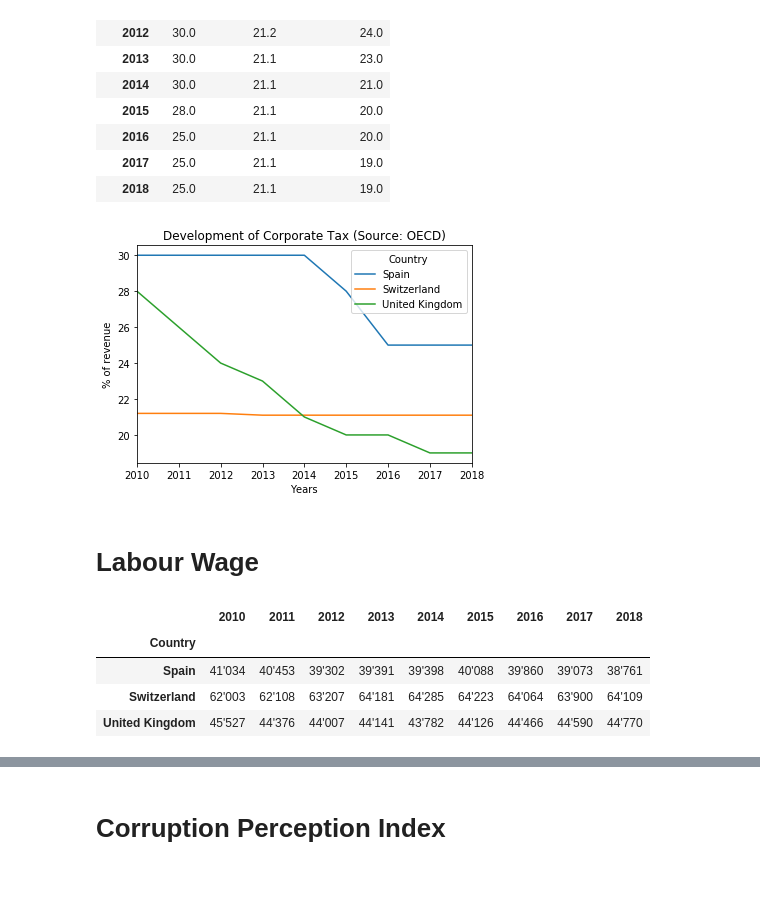
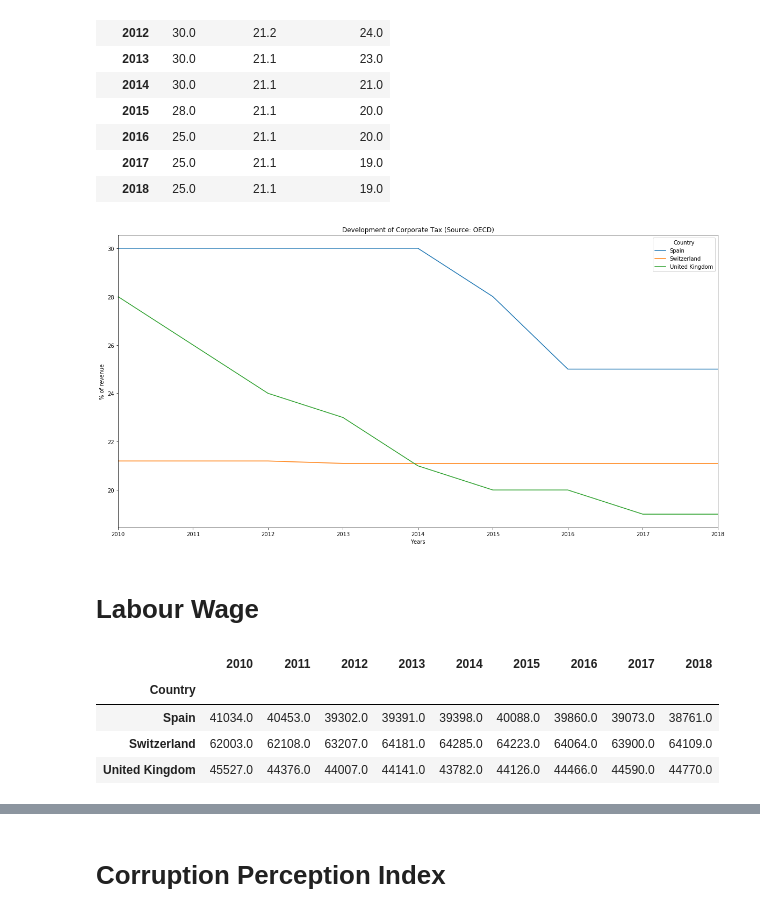
Before and after one commit to rogermoll/Capstone_project, a Jupyter notebook: Macro Economical review.ipynb, the cells around one changed output, grey strips where cells are left out. Cells and saved outputs as stored; diff of their text form; code cells hidden in the pictures; blank space fills up the shorter version.

```diff
--- a/Macro Economical review.ipynb
+++ b/Macro Economical review.ipynb
@@ -135,13 +141,16 @@ ct_tr.head(10)
 | 2017 | 25.0 | 21.1 | 19.0 |
 | 2018 | 25.0 | 21.1 | 19.0 |
 # %%
-ct_tr.plot()
+ct_tr.plot(kind='line',
+             stacked=False,
+             figsize=(20, 10), # pass a tuple (x, y) size
+             )
 plt.title('Development of Corporate Tax (Source: OECD)')
 plt.ylabel('% of revenue')
 plt.xlabel('Years')
 plt.show()
 # %% [output]
-[figure, old version]
+[figure, new version]
 # %% [markdown]
 # Labour Wage
 # %%
@@ -149,19 +158,19 @@ body = client_06d9f26c786b4ebab630a27c8571b289.get_object(Bucket='wk1capstonepro
 # add missing __iter__ method, so pandas accepts body as file-like object
 if not hasattr(body, "__iter__"): body.__iter__ = types.MethodType( __iter__, body )
 
-df_lw = pd.read_csv(body, skiprows=2)
+df_lw = pd.read_csv(body, skiprows=2, thousands="'")
 df_lw.rename(columns={'Time': 'Country'}, inplace=True)
 df_lw.drop([0], inplace=True)
 df_lw.drop(['Unnamed: 1','Unnamed: 2','Unnamed: 3'], axis=1, inplace=True)
 df_lw.replace(' ','')
 
-df_lw = df_wage[df_wage["Country"].isin(['Switzerland', 'Spain', 'United Kingdom', 'OECD - Total'])]
+df_lw = df_lw[df_lw["Country"].isin(['Switzerland', 'Spain', 'United Kingdom', 'OECD - Total'])]
 df_lw.set_index('Country', inplace=True)
-df_lw.
+df_lw
 # %% [output]
 |  | 2010 | 2011 | 2012 | 2013 | 2014 | 2015 | 2016 | 2017 | 2018 |
 | Country |  |  |  |  |  |  |  |  |  |
-| Spain | 41'034 | 40'453 | 39'302 | 39'391 | 39'398 | 40'088 | 39'860 | 39'073 | 38'761 |
-| Switzerland | 62'003 | 62'108 | 63'207 | 64'181 | 64'285 | 64'223 | 64'064 | 63'900 | 64'109 |
-| United Kingdom | 45'527 | 44'376 | 44'007 | 44'141 | 43'782 | 44'126 | 44'466 | 44'590 | 44'770 |
+| Spain | 41034.0 | 40453.0 | 39302.0 | 39391.0 | 39398.0 | 40088.0 | 39860.0 | 39073.0 | 38761.0 |
+| Switzerland | 62003.0 | 62108.0 | 63207.0 | 64181.0 | 64285.0 | 64223.0 | 64064.0 | 63900.0 | 64109.0 |
+| United Kingdom | 45527.0 | 44376.0 | 44007.0 | 44141.0 | 43782.0 | 44126.0 | 44466.0 | 44590.0 | 44770.0 |
 # %%
```
Also changed, not shown: parts of 8 cells of this notebook.
